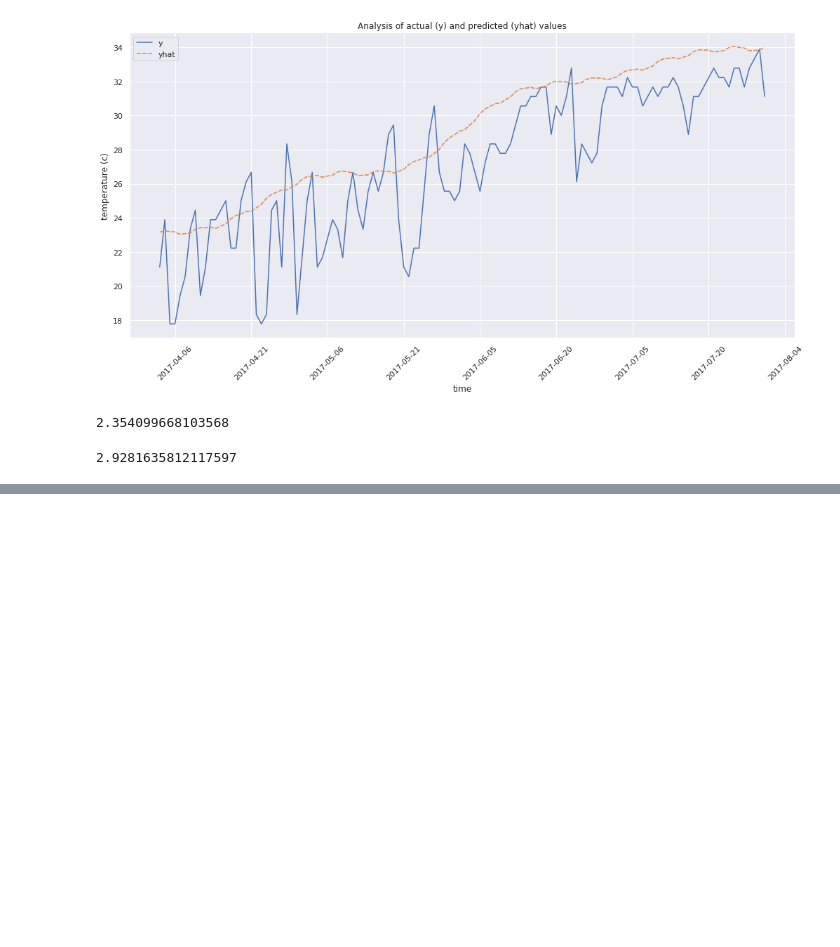
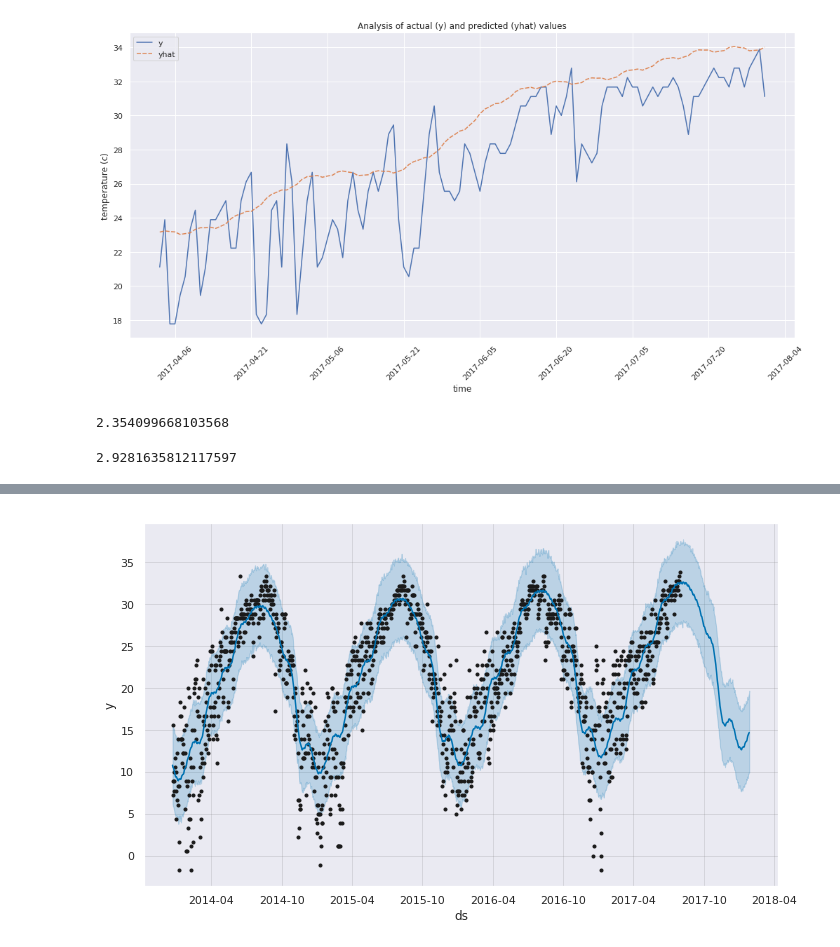
Before and after one commit to bodhisattamaiti25/projects-data-science, a Jupyter notebook: Weather_Forecast/weather_forecast_austin.ipynb, the cells around one changed output, grey strips where cells are left out. Drawn from its saved outputs; the diff is of its cells as text; code cells hidden in the pictures; blank space fills up the shorter version.

```diff
--- a/Weather_Forecast/weather_forecast_austin.ipynb
+++ b/Weather_Forecast/weather_forecast_austin.ipynb
@@ -317,0 +282,3 @@ np.sqrt(mean_squared_error(analyse_temp_forecast_df['y'], analyse_temp_forecast_
+# %%
+model_temp2 = Prophet()
+model_temp2.fit(df_temperature)
@@ -317,0 +288,3 @@ np.sqrt(mean_squared_error(analyse_temp_forecast_df['y'], analyse_temp_forecast_
+# %%
+future_temp2 = model_temp2.make_future_dataframe(periods=180)
+future_temp2.tail()
@@ -317,0 +298,2 @@ np.sqrt(mean_squared_error(analyse_temp_forecast_df['y'], analyse_temp_forecast_
+# %%
+forecast_temp2 = model_temp2.predict(future_temp2)
@@ -317,0 +314,4 @@ np.sqrt(mean_squared_error(analyse_temp_forecast_df['y'], analyse_temp_forecast_
+# %%
+plot3 = model_temp2.plot(forecast_temp2)
+# %% [output]
+[figure, added]
```
Also changed, not shown: parts of 42 cells of this notebook.
